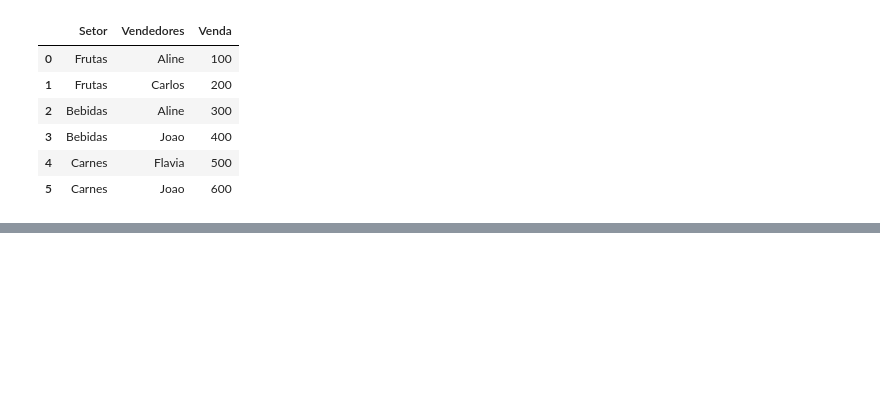
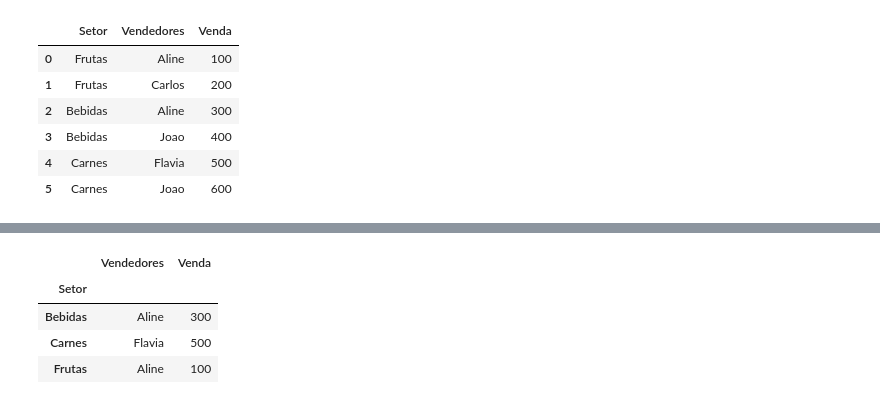
Before and after one commit to CaiqueFreitasFagundes/PROJETOS, a Jupyter notebook: AULAS/aula_pandas.ipynb, the cells around one changed output, grey strips where cells are left out. Cells and saved outputs as stored; diff of their text form; code cells hidden in the pictures; blank space fills up the shorter version.

```diff
--- a/AULAS/aula_pandas.ipynb
+++ b/AULAS/aula_pandas.ipynb
@@ -334,0 +347,8 @@ df
+# %%
+df.groupby('Setor').min() # retorna o menor valor de venda por setor
+# %% [output]
+|  | Vendedores | Venda |
+| Setor |  |  |
+| Bebidas | Aline | 300 |
+| Carnes | Flavia | 500 |
+| Frutas | Aline | 100 |
```
Also changed, not shown: parts of 5 cells of this notebook.
